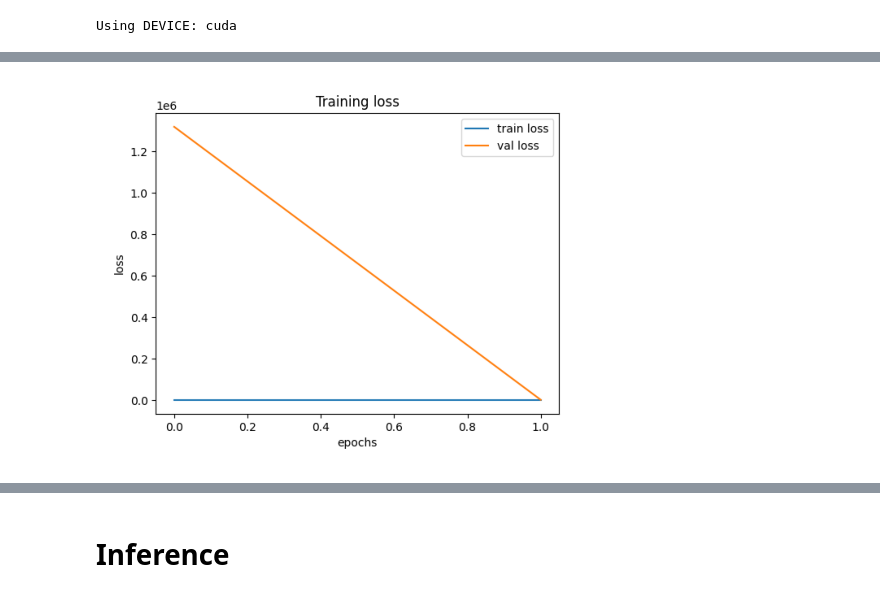
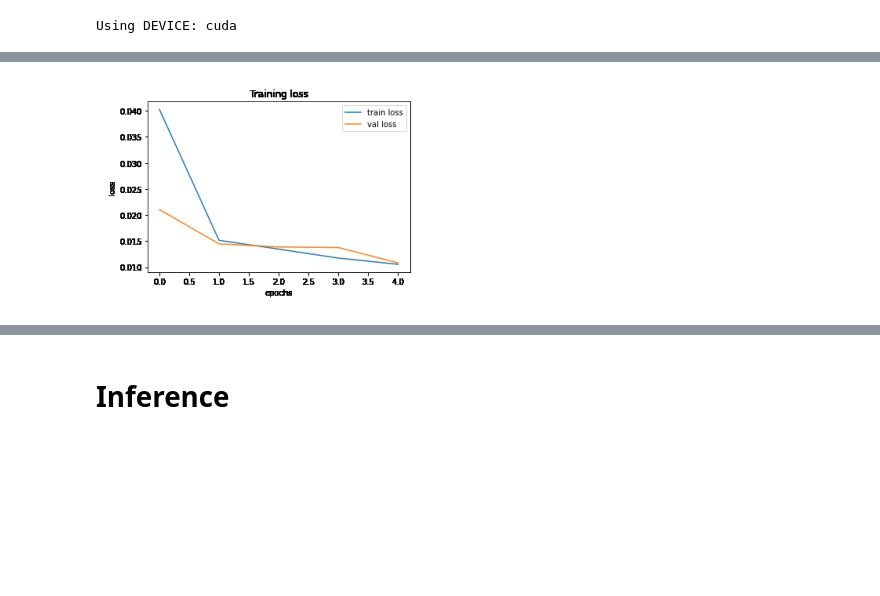
Before and after one commit to dfenny/LaneQ, a Jupyter notebook: segmentation/Unet_train_inference.ipynb, the cells around one changed output, grey strips where cells are left out. Saved outputs shown, nothing was run; the diff lists cells and outputs as text; code cells hidden in the pictures; blank space fills up the shorter version.

```diff
--- a/segmentation/Unet_train_inference.ipynb
+++ b/segmentation/Unet_train_inference.ipynb
@@ -174,12 +177,12 @@ Training Completed! Total time: 0.0 min
 # %%
 # open saved learning curve
-plot_saved_path = "experiment_results/train_log/learning_curve_2025-02-28_14-37-53.png"
+plot_saved_path = "experiment_results/train_log/learning_curve_2025-03-05_01-05-49.png"
 img = load_image(plot_saved_path)
 plt.imshow(img)
 plt.axis("off")
 plt.show()
 # %% [output]
-[figure, old version]
+[figure, new version]
 # %%
 # # open saved json history if required
 # history_saved_path = "experiment_results/train_log/learning_history_2025-02-28_14-37-53.json"
```
Also changed, not shown: parts of 12 cells of this notebook.
